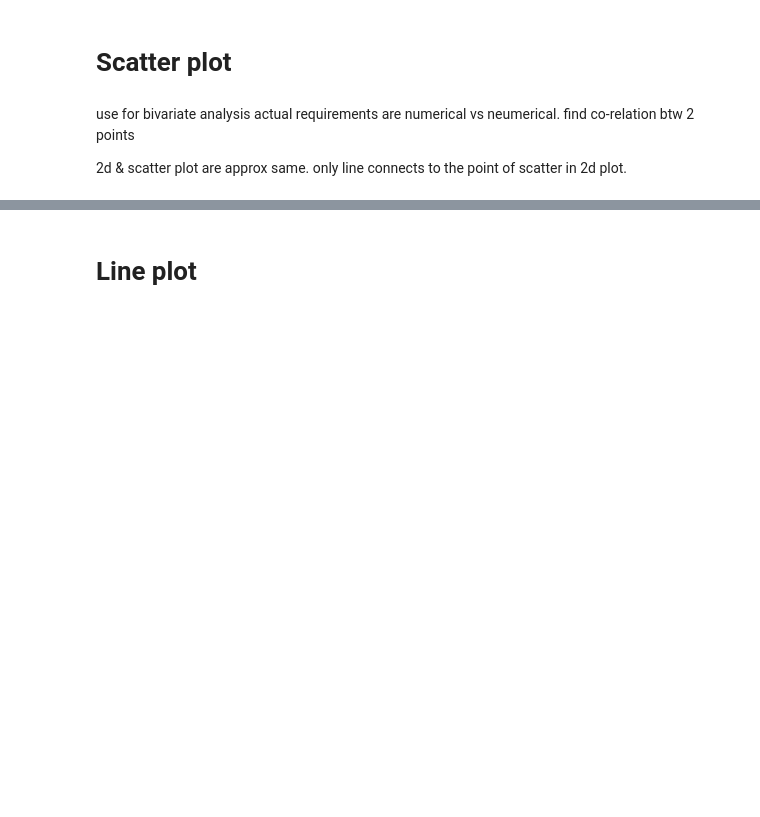
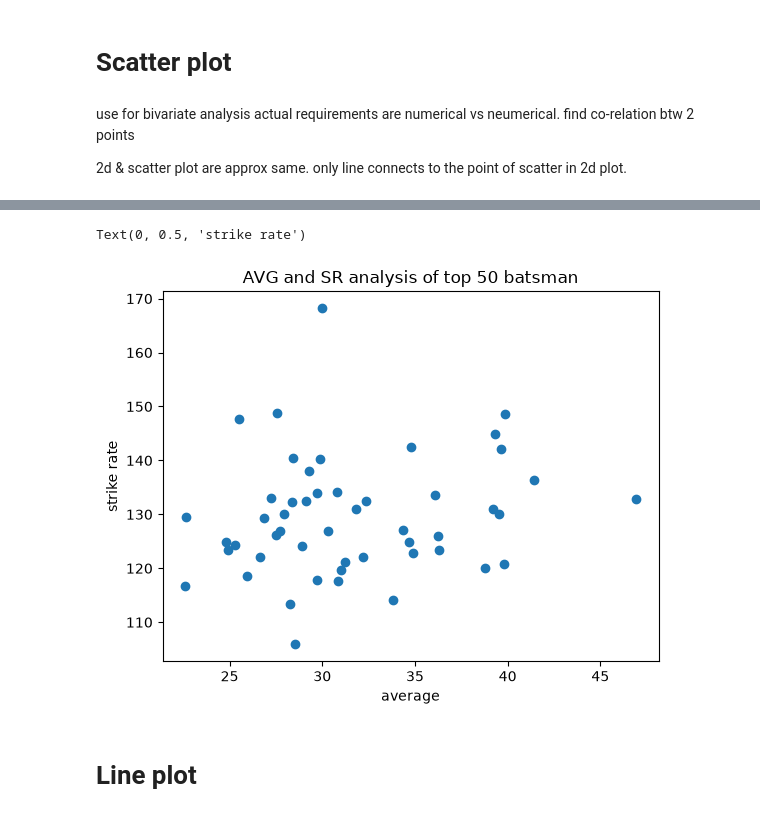
Before and after one commit to santoshbohra123/matplotlib, a Jupyter notebook: Phase-1.ipynb, the cells around one changed output, grey strips where cells are left out. Cells and saved outputs as stored; diff of their text form; code cells hidden in the pictures; blank space fills up the shorter version.

```diff
--- a/Phase-1.ipynb
+++ b/Phase-1.ipynb
@@ -139,3 +138,18 @@ df = pd.read_csv("batter.csv")
+# %%
+
+df = pd.read_csv("batter.csv")
+df = df.head(50)
+# print(df)
+
+plt.plot(df["avg"],df["strike_rate"],"o")
+# using plt.plot but properties are not work properly on it. But this technique is faster.
+
+plt.title("AVG and SR analysis of top 50 batsman")
+plt.xlabel("average")
+plt.ylabel("strike rate")
+# %% [output]
+Text(0, 0.5, 'strike rate')
+[figure, added]
 # %% [markdown]
 # Line plot
 # %% [markdown]
```
Also changed, not shown: parts of 5 cells of this notebook, 1 other file.
